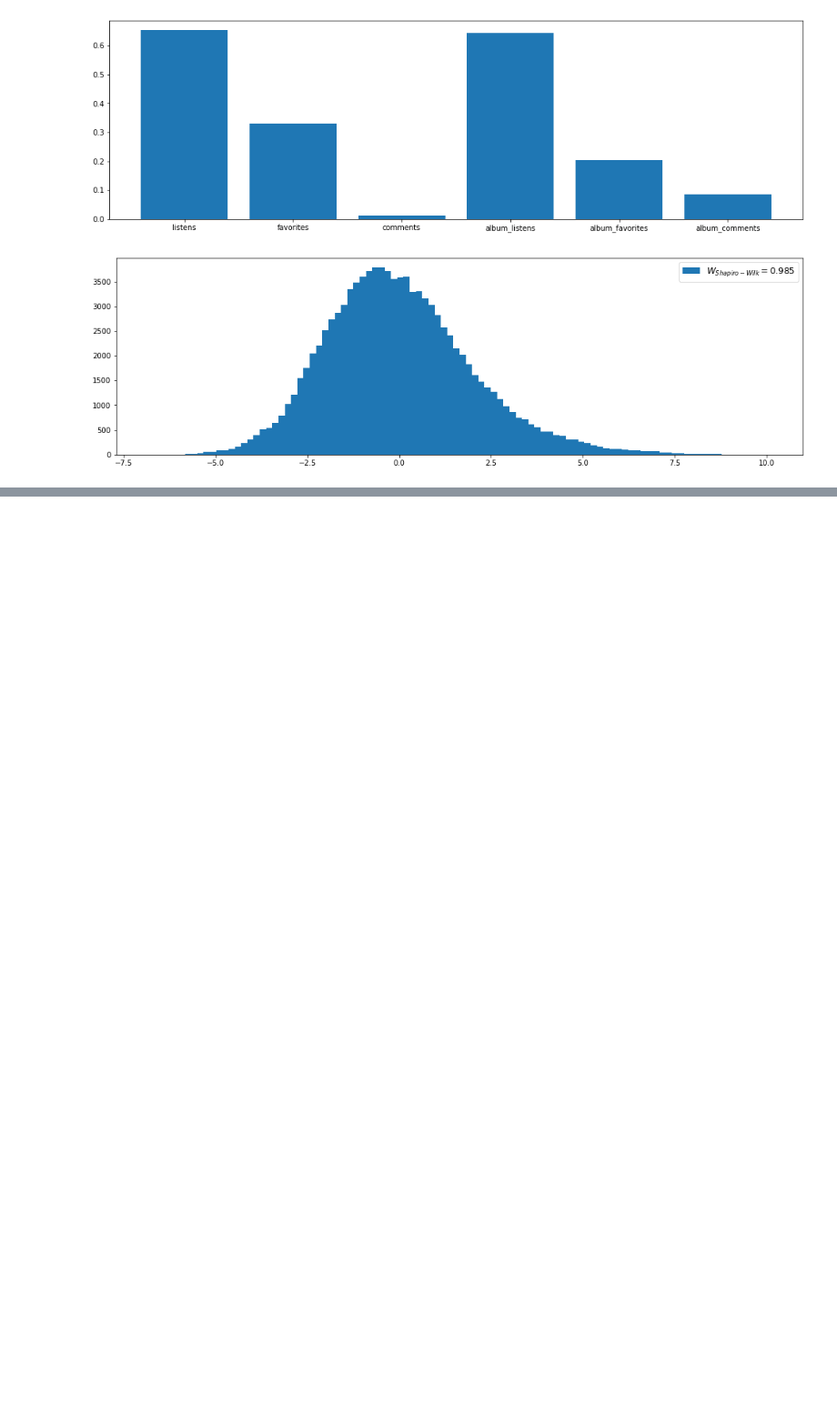
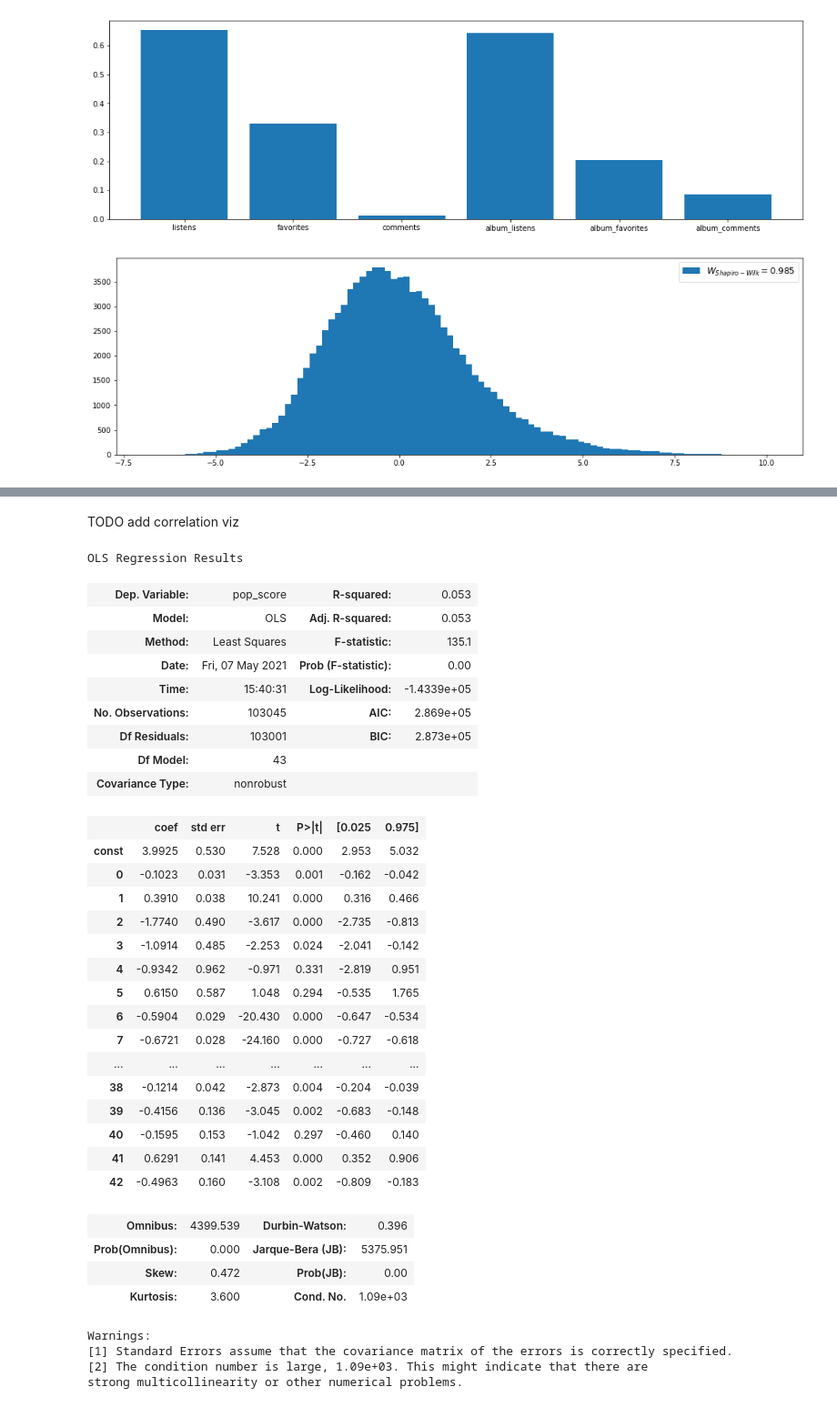
Before and after one commit to Glorf/DH-401, a Jupyter notebook: milestone3.ipynb, the cells around one changed output, grey strips where cells are left out. Shown at 91% size. Cells and saved outputs as stored; diff of their text form; code cells hidden in the pictures; blank space fills up the shorter version.

```diff
--- a/milestone3.ipynb
+++ b/milestone3.ipynb
@@ -183,0 +517,3 @@ pop_df.sample(3)
+# %%
+features_flatten = features.copy()
+features_flatten.columns = ['_'.join(col) for col in features.columns.values]
@@ -183,0 +538,60 @@ pop_df.sample(3)
+# %% [markdown]
+TODO add correlation viz
+# %%
+selected_features = ['chroma_stft_mean_01', 'chroma_stft_std_01', 'chroma_cqt_kurtosis_03', 'chroma_stft_max_01', 'chroma_stft_kurtosis_01', 'chroma_stft_kurtosis_03', 'chroma_cqt_mean_01', 'chroma_cqt_mean_07','chroma_cqt_kurtosis_01', 'chroma_cqt_kurtosis_08']
+selected_features = selected_features + ['mfcc_max_01', 'mfcc_max_05', 'mfcc_kurtosis_03', 'mfcc_min_04', 'mfcc_skew_09', 'mfcc_max_02', 'mfcc_max_03', 'mfcc_skew_04', 'mfcc_skew_03', 'mfcc_kurtosis_01']
+selected_features = selected_features + ['rmse_max_01', 'rmse_kurtosis_01', 'rmse_min_01']
+selected_features = selected_features + ['spectral_contrast_max_01', 'spectral_contrast_max_07', 'spectral_contrast_kurtosis_01', 'spectral_contrast_min_01', 'spectral_rolloff_kurtosis_01', 'spectral_contrast_max_06', 'spectral_rolloff_max_01', 'spectral_contrast_kurtosis_06', 'spectral_contrast_kurtosis_07', 'spectral_contrast_skew_07']
+selected_features = selected_features + ['tonnetz_max_01', 'tonnetz_kurtosis_01', 'tonnetz_mean_02', 'tonnetz_min_01', 'tonnetz_mean_01', 'tonnetz_mean_03', 'tonnetz_skew_03', 'tonnetz_skew_04', 'tonnetz_skew_05', 'tonnetz_skew_06']
+# %%
+df_selected_features = features_flatten[selected_features]
+x = df_selected_features.values
+min_max_scaler = preprocessing.MinMaxScaler()
+x_scaled = min_max_scaler.fit_transform(x)
+df_selected_features_normalized = pd.DataFrame(x_scaled)
+# %%
+df_selected_features_normalized.index = tracks["track"]['genre_top'].index
+df_selected_features_normalized = df_selected_features_normalized[df_selected_features_normalized.index.isin(pop_df["pop_score"].index)]
+X = df_selected_features_normalized
+y =  pop_df["pop_score"]
+# %%
+import statsmodels.api as sm
+X = sm.add_constant(X)
+model = sm.OLS(y,X)
+results = model.fit()
+results.summary()
+# %% [output]
+OLS Regression Results
+| Dep. Variable: | pop_score | R-squared: | 0.053 |
+| Model: | OLS | Adj. R-squared: | 0.053 |
+| Method: | Least Squares | F-statistic: | 135.1 |
+| Date: | Fri, 07 May 2021 | Prob (F-statistic): | 0.00 |
+| Time: | 15:40:31 | Log-Likelihood: | -1.4339e+05 |
+| No. Observations: | 103045 | AIC: | 2.869e+05 |
+| Df Residuals: | 103001 | BIC: | 2.873e+05 |
+| Df Model: | 43 |  |  |
+| Covariance Type: | nonrobust |  |  |
+|  | coef | std err | t | P>|t| | [0.025 | 0.975] |
+| const | 3.9925 | 0.530 | 7.528 | 0.000 | 2.953 | 5.032 |
+| 0 | -0.1023 | 0.031 | -3.353 | 0.001 | -0.162 | -0.042 |
+| 1 | 0.3910 | 0.038 | 10.241 | 0.000 | 0.316 | 0.466 |
+| 2 | -1.7740 | 0.490 | -3.617 | 0.000 | -2.735 | -0.813 |
+| 3 | -1.0914 | 0.485 | -2.253 | 0.024 | -2.041 | -0.142 |
+| 4 | -0.9342 | 0.962 | -0.971 | 0.331 | -2.819 | 0.951 |
+| 5 | 0.6150 | 0.587 | 1.048 | 0.294 | -0.535 | 1.765 |
+| 6 | -0.5904 | 0.029 | -20.430 | 0.000 | -0.647 | -0.534 |
+| 7 | -0.6721 | 0.028 | -24.160 | 0.000 | -0.727 | -0.618 |
+| ... | ... | ... | ... | ... | ... | ... |
+| 38 | -0.1214 | 0.042 | -2.873 | 0.004 | -0.204 | -0.039 |
+| 39 | -0.4156 | 0.136 | -3.045 | 0.002 | -0.683 | -0.148 |
+| 40 | -0.1595 | 0.153 | -1.042 | 0.297 | -0.460 | 0.140 |
+| 41 | 0.6291 | 0.141 | 4.453 | 0.000 | 0.352 | 0.906 |
+| 42 | -0.4963 | 0.160 | -3.108 | 0.002 | -0.809 | -0.183 |
+| Omnibus: | 4399.539 | Durbin-Watson: | 0.396 |
+| Prob(Omnibus): | 0.000 | Jarque-Bera (JB): | 5375.951 |
+| Skew: | 0.472 | Prob(JB): | 0.00 |
+| Kurtosis: | 3.600 | Cond. No. | 1.09e+03 |
+Warnings:
+[1] Standard Errors assume that the covariance matrix of the errors is correctly specified.
+[2] The condition number is large, 1.09e+03. This might indicate that there are
+strong multicollinearity or other numerical problems.
```
Also changed, not shown: parts of 24 cells of this notebook.
